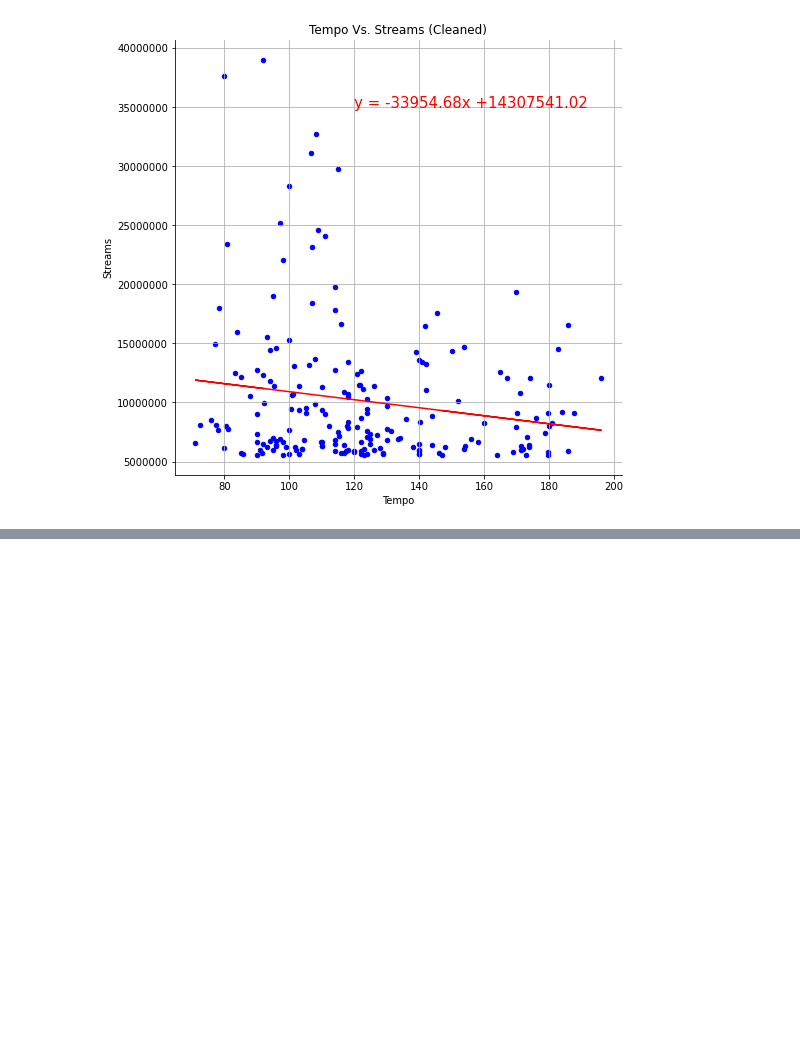
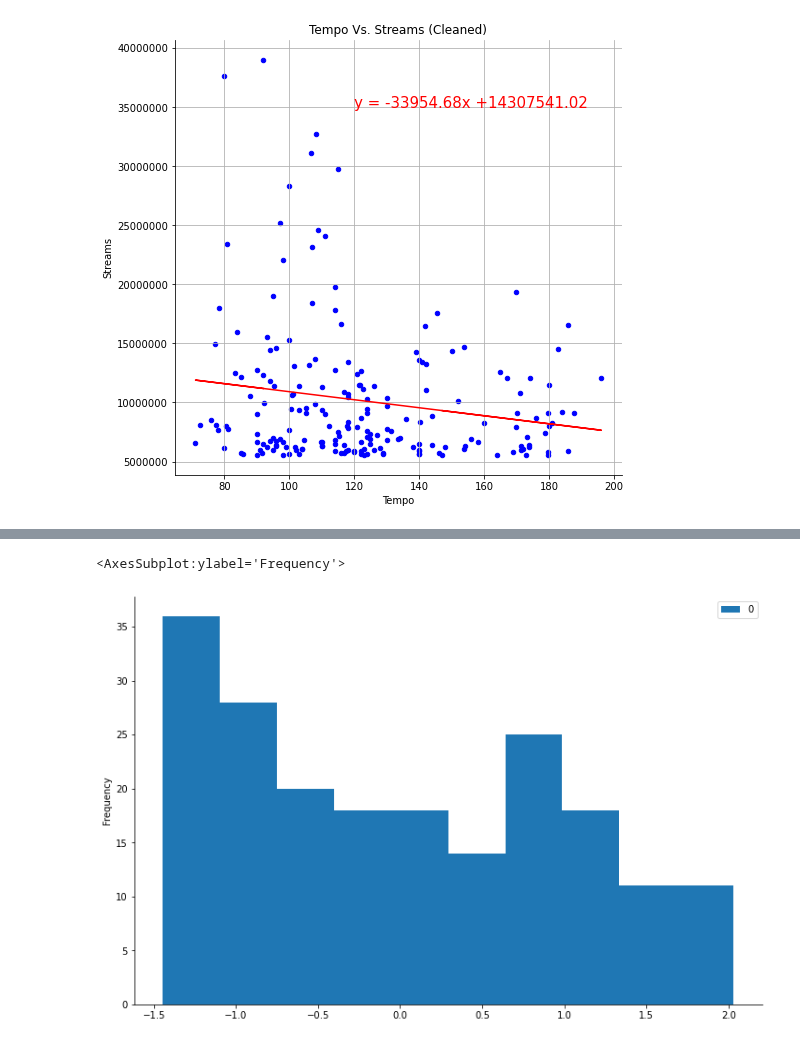
Before and after one commit to mbruns13/project_1_spotify, a Jupyter notebook: song_data_sydney.ipynb, the cells around one changed output, grey strips where cells are left out. Saved outputs shown, nothing was run; the diff lists cells and outputs as text; code cells hidden in the pictures; blank space fills up the shorter version.

```diff
--- a/song_data_sydney.ipynb
+++ b/song_data_sydney.ipynb
@@ -297,0 +316,16 @@ The r-squared value is: 0.029149040040547997
+# %%
+#Apply a power transform featurewise to make data more Gaussian-like.
+#useful for modeling issues related to heteroscedasticity (non-constant variance), or other situations where normality is desired
+#The optimal parameter for stabilizing variance and minimizing skewness is estimated through maximum likelihood.
+#By default, zero-mean, unit-variance normalization is applied to the transformed data.
+
+pt = preprocessing.PowerTransformer(method='box-cox', standardize=True)
+
+#run the powertransformer box-cox method on the data from tempo_dancibility_df stream column, creating new transformed df
+transformed = pd.DataFrame(pt.fit_transform(tempo_dancibility_df.streams.values.reshape(-1,1)))
+# %%
+#plot new transformed data to a histogram
+transformed.plot.hist()
+# %% [output]
+<AxesSubplot:ylabel='Frequency'>
+[figure, added]
```
Also changed, not shown: parts of 5 cells of this notebook, 2 other files.
